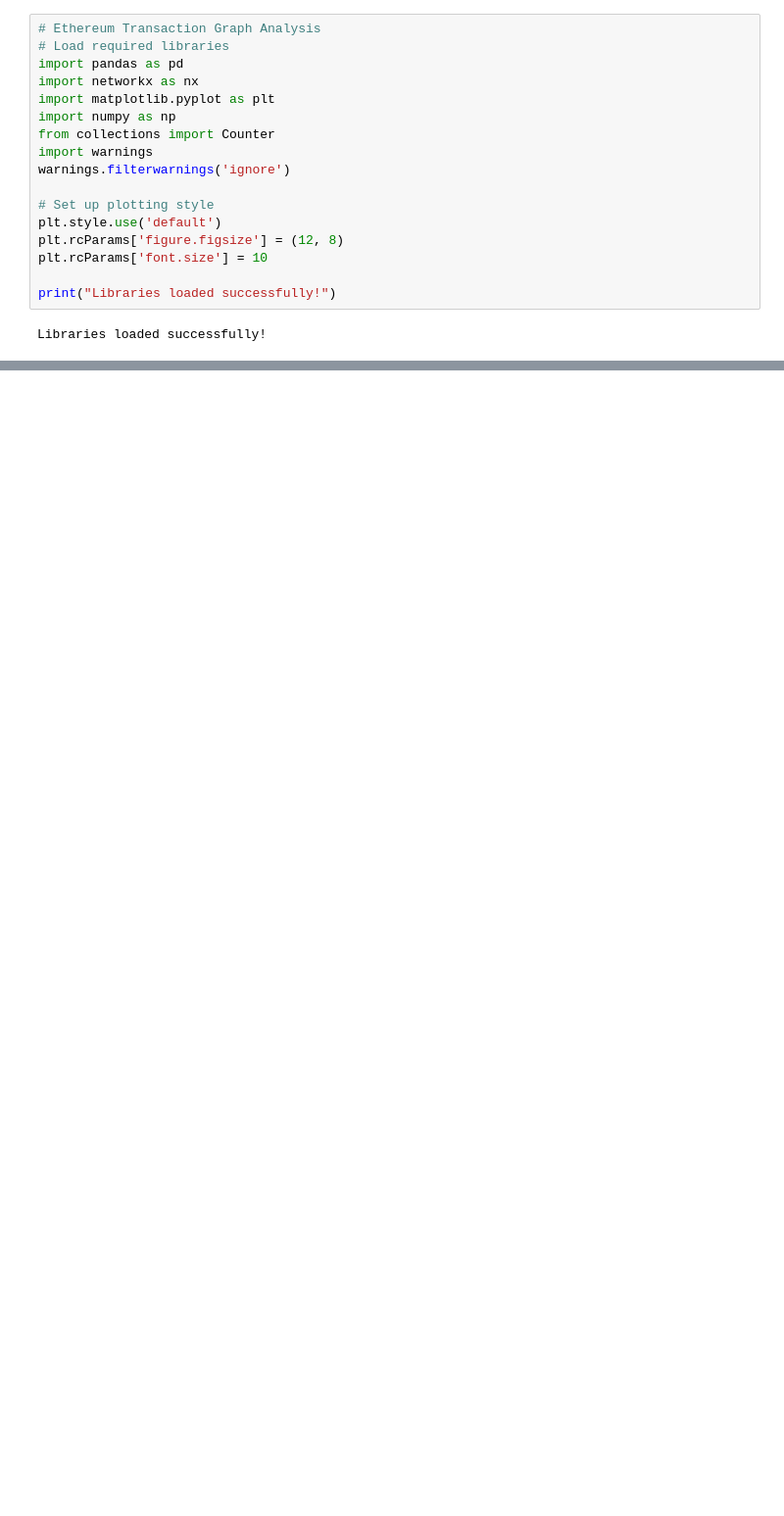
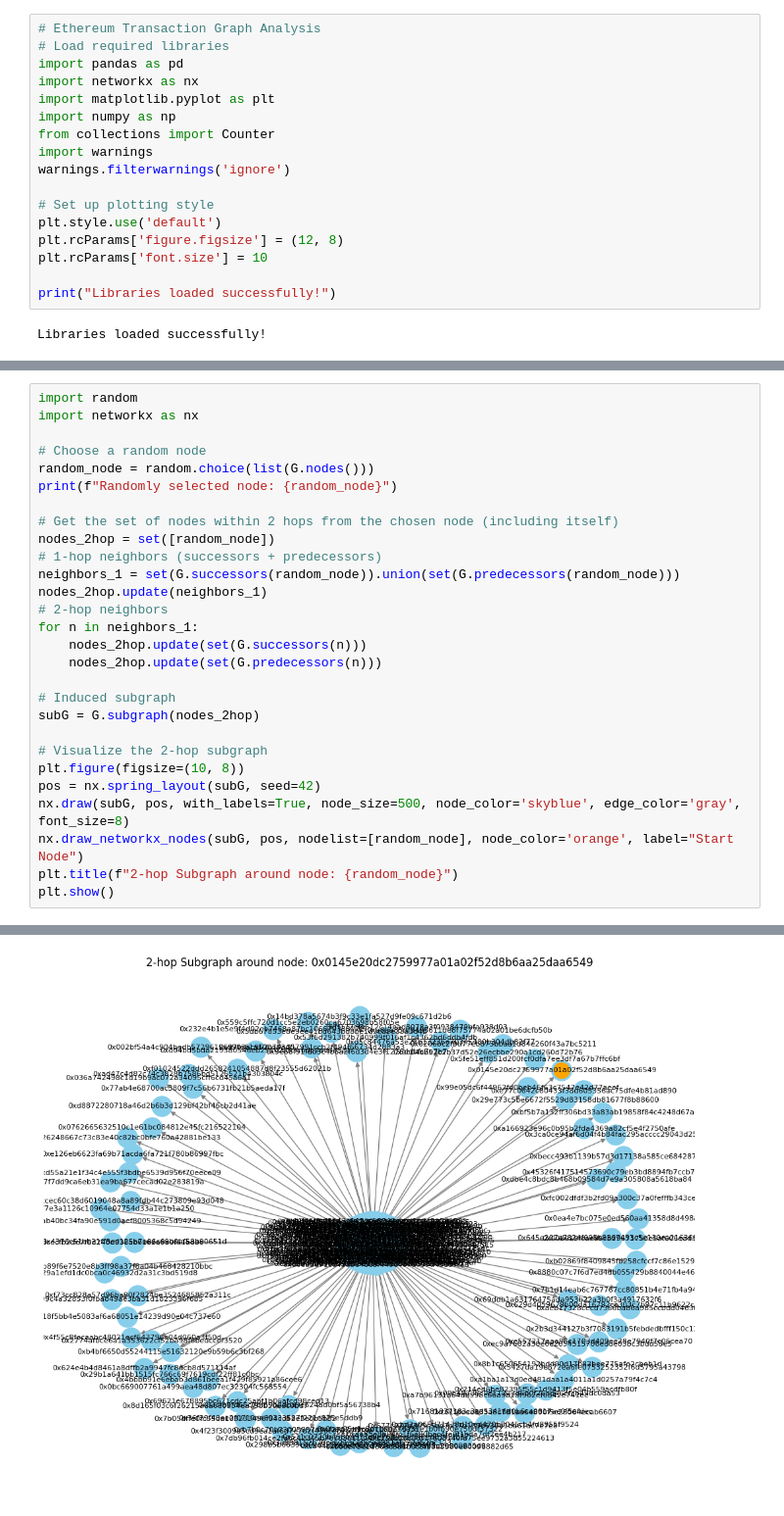
Before and after one commit to devin-gupta/cs224w-graph-transformers, a Jupyter notebook: analysis/ethereum_exploration.ipynb, the cells around one changed output, grey strips where cells are left out. Shown at 98% size. Cells and saved outputs as stored; diff of their text form; blank space fills up the shorter version.

```diff
--- a/analysis/ethereum_exploration.ipynb
+++ b/analysis/ethereum_exploration.ipynb
@@ -1036,0 +131,29 @@ Most active day for edges: Day 30
+# %%
+import random
+import networkx as nx
+
+# Choose a random node
+random_node = random.choice(list(G.nodes()))
+print(f"Randomly selected node: {random_node}")
+
+# Get the set of nodes within 2 hops from the chosen node (including itself)
+nodes_2hop = set([random_node])
+# 1-hop neighbors (successors + predecessors)
+neighbors_1 = set(G.successors(random_node)).union(set(G.predecessors(random_node)))
+nodes_2hop.update(neighbors_1)
+# 2-hop neighbors
+for n in neighbors_1:
+    nodes_2hop.update(set(G.successors(n)))
+    nodes_2hop.update(set(G.predecessors(n)))
+
+# Induced subgraph
+subG = G.subgraph(nodes_2hop)
+
+# Visualize the 2-hop subgraph
+plt.figure(figsize=(10, 8))
+pos = nx.spring_layout(subG, seed=42)
+nx.draw(subG, pos, with_labels=True, node_size=500, node_color='skyblue', edge_color='gray', font_size=8)
+nx.draw_networkx_nodes(subG, pos, nodelist=[random_node], node_color='orange', label="Start Node")
+plt.title(f"2-hop Subgraph around node: {random_node}")
+plt.show()
+# %% [output]
@@ -1036,0 +161 @@ Most active day for edges: Day 30
+[figure, added]
```
Also changed, not shown: parts of 21 cells of this notebook, 2 other files.
